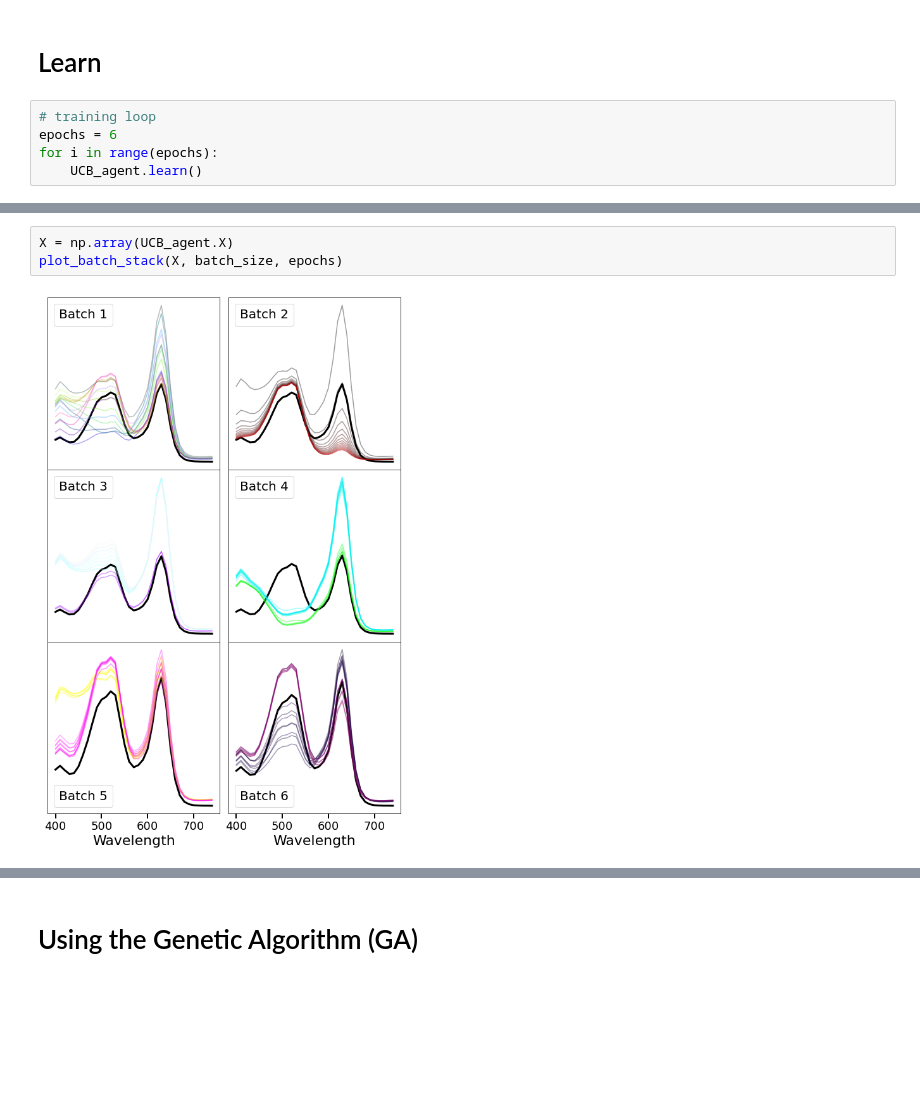
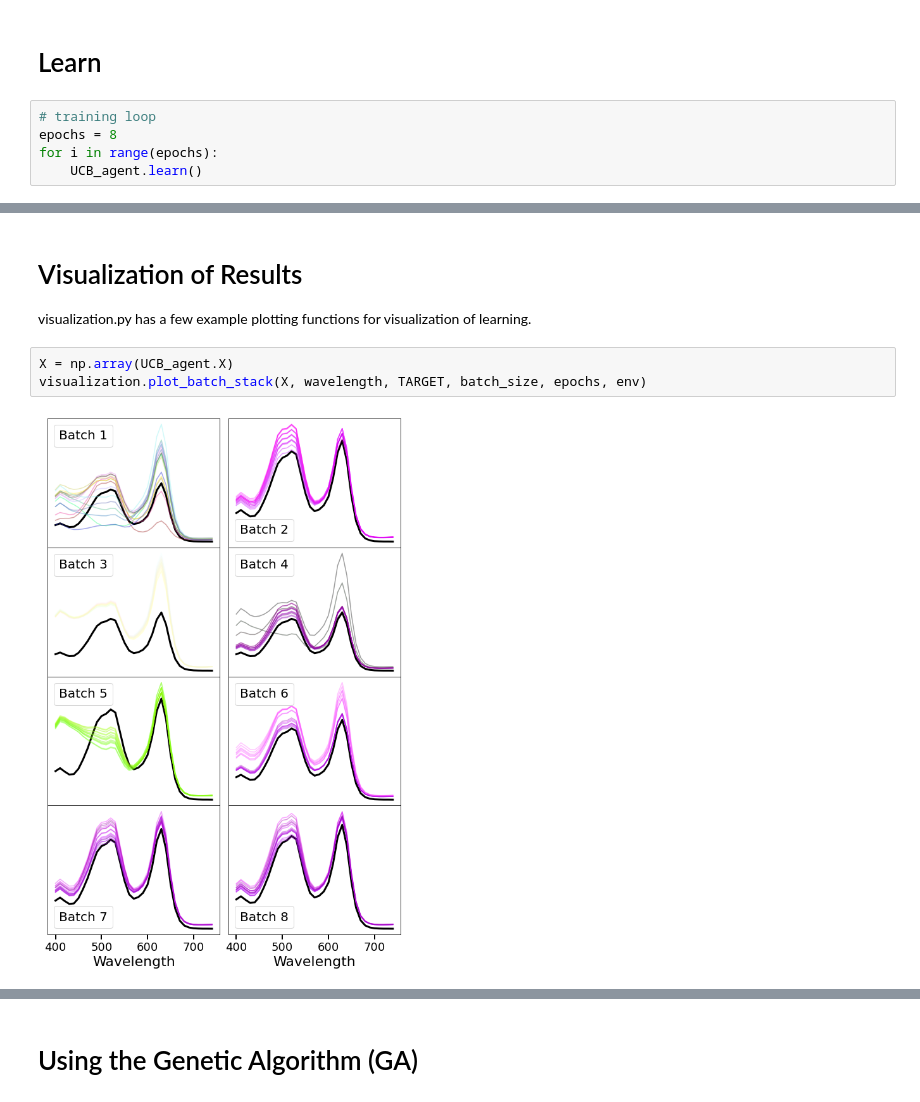
Before and after one commit to REAL-Pipetting/REinforced-Automaton-Learning-REAL-Pipetting, a Jupyter notebook: examples/Tutorials/Tutorial.ipynb, the cells around one changed output, grey strips where cells are left out. Saved outputs shown, nothing was run; the diff lists cells and outputs as text; blank space fills up the shorter version.

```diff
--- a/examples/Tutorials/Tutorial.ipynb
+++ b/examples/Tutorials/Tutorial.ipynb
@@ -194,6 +196,6 @@ UCB_agent = ucb.BatchGPUCB(batch_size, param_space, env, beta=1.5)
 # Learn
 # %%
 # training loop
-epochs = 6
+epochs = 8
 for i in range(epochs):
     UCB_agent.learn()
@@ -259,5 +202,8 @@ def plot_batch_stack(Recomendations, batch_size, epochs):
+# %% [markdown]
+# Visualization of Results
+visualization.py has a few example plotting functions for visualization of learning.
 # %%
 X = np.array(UCB_agent.X)
-plot_batch_stack(X, batch_size, epochs)
+visualization.plot_batch_stack(X, wavelength, TARGET, batch_size, epochs, env)
 # %% [output]
-[figure, old version]
+[figure, new version]
```
Also changed, not shown: parts of 13 cells of this notebook, 1 other file.
